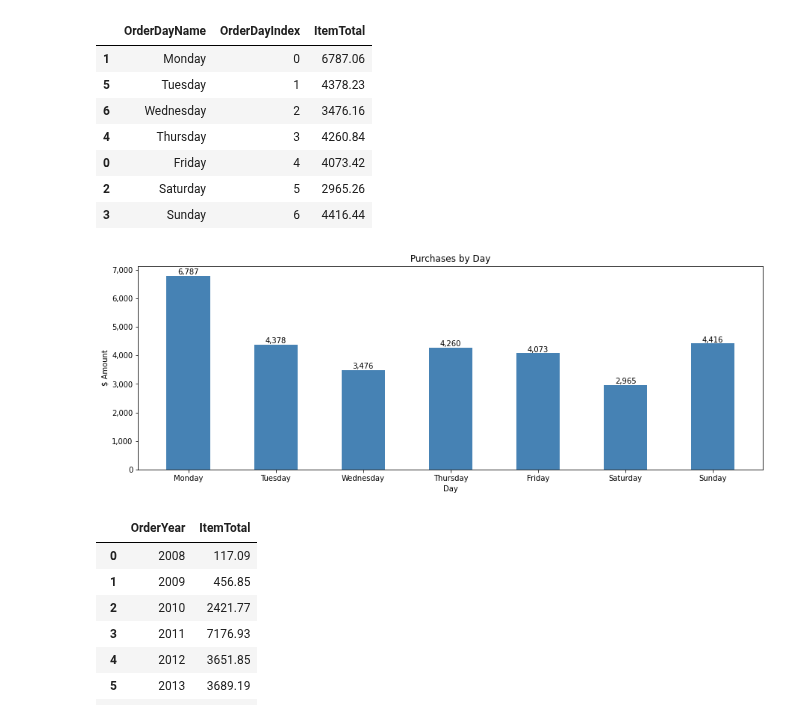
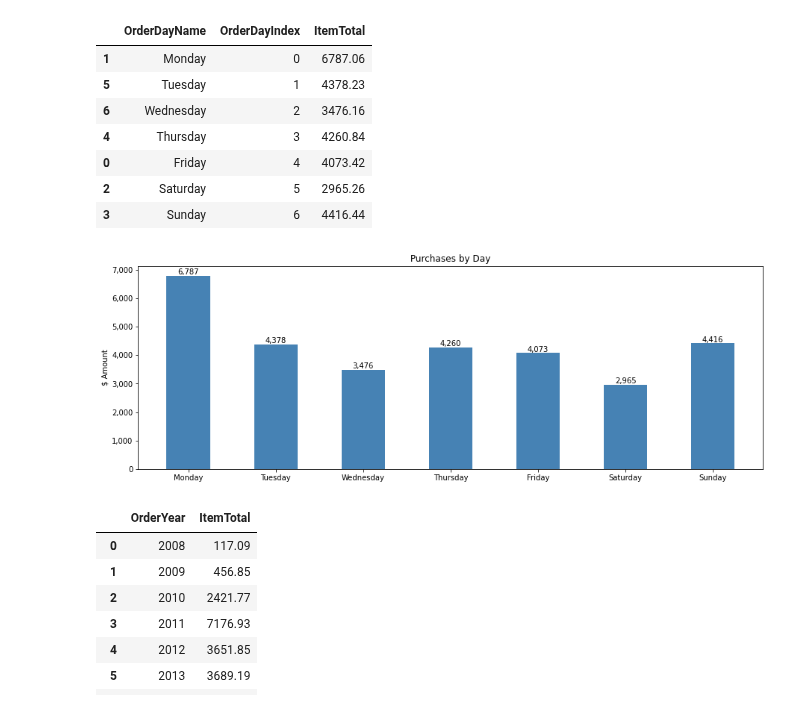
Before and after one commit to AmitSamra/AmazonOrderHistory, a Jupyter notebook: AmazonOrderHistory.ipynb, the cells around one changed output. Saved outputs shown, nothing was run; the diff lists cells and outputs as text; code cells hidden in the pictures.

```diff
--- a/AmazonOrderHistory.ipynb
+++ b/AmazonOrderHistory.ipynb
@@ -1136,28 +1136,27 @@ df_DayPur
 # %%
 # Plot purchases by day of week
 
 fig,ax = plt.subplots(figsize = (15,5))
 ax.bar(df_DayPur['OrderDayName'],df_DayPur['ItemTotal'], color = 'steelblue', width = .50)
 ax.set_title('Purchases by Day')
 
 # x-axis
-ax.set_xlabel('Day')
 plt.xticks(rotation = 0)
 
 # y-axis
 ax.set_ylabel('$ Amount')
 ax.yaxis.set_major_formatter(
     ticker.FuncFormatter(lambda y,p: format(int(y), ','))
 )
 
 # labels
 for i,j in zip(df_DayPur['OrderDayName'], df_DayPur['ItemTotal']):
     ax.annotate(format(int(j), ','), xy=(i,j), va='bottom', ha='center')
 
 plt.show()
 #ax.figure.savefig('./img/PurchasesByDay.png', bbox_inches='tight', dpi=150)
 # %% [output]
-[figure, old version]
+[figure, new version]
 # %%
 # Avg transaction value by year
 
```
Also changed, not shown: parts of 1 cell of this notebook.
